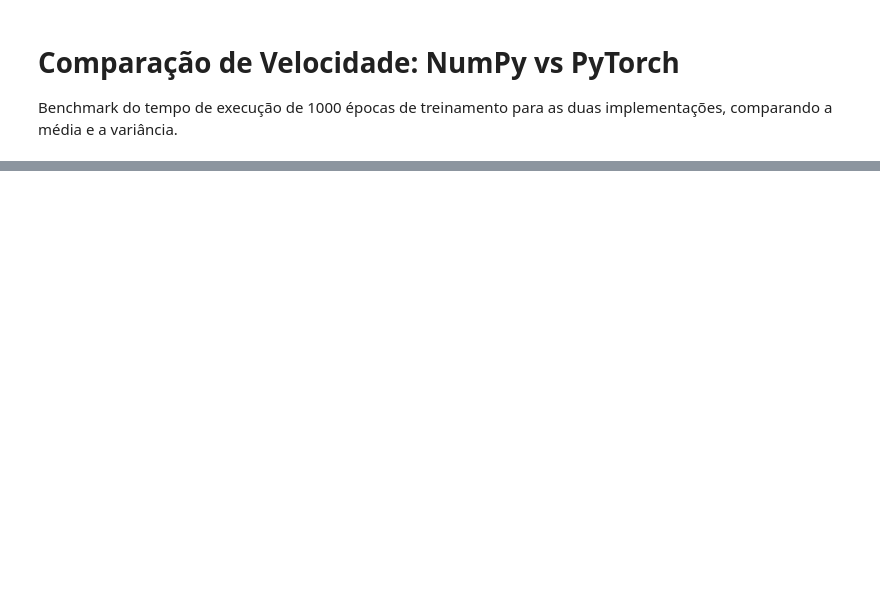
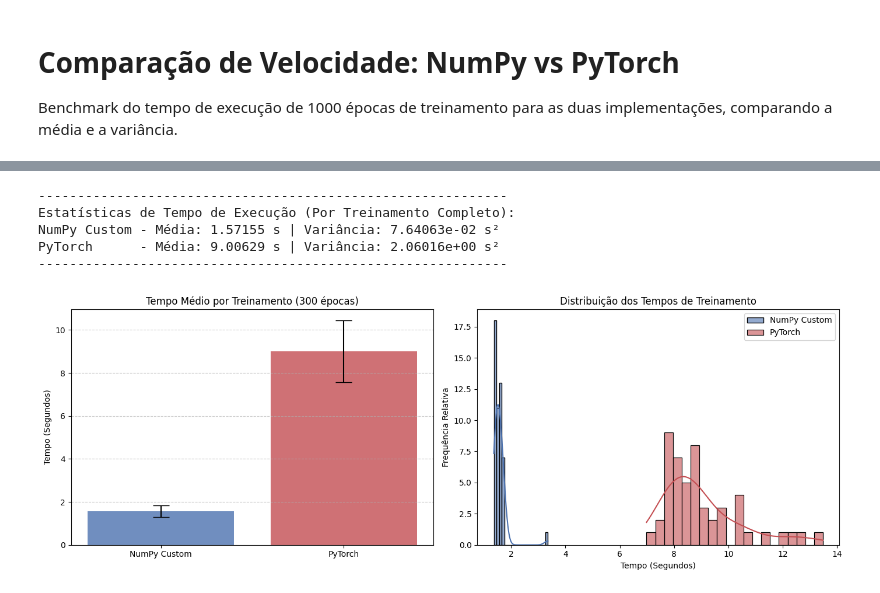
Before and after one commit to sll-bruno/breast-cancer-classification, a Jupyter notebook: numpy_pytorch_comp.ipynb, the cells around one changed output, grey strips where cells are left out. Cells and saved outputs as stored; diff of their text form; code cells hidden in the pictures; blank space fills up the shorter version.

```diff
--- a/numpy_pytorch_comp.ipynb
+++ b/numpy_pytorch_comp.ipynb
@@ -73,5 +73,8 @@ n_features = X_train.shape[1]
 lr = 0.001
 initialization_method = "xavier"
 batch_size = 16
-iterations = 1000
+
+# Configurações do Treinamento e Benchmark
+num_epochs = 300
+n_runs = 50
 # %%
@@ -121,34 +146,41 @@ print("Benchmark concluído!")
 # %%
 # Geração de Estatísticas
 mean_np, var_np = np.mean(times_np), np.var(times_np)
 mean_pt, var_pt = np.mean(times_pt), np.var(times_pt)
 
 print("-" * 60)
-print("Estatísticas de Tempo de Execução (Por Época de Treino):")
+print("Estatísticas de Tempo de Execução (Por Treinamento Completo):")
 print(f"NumPy Custom - Média: {mean_np:.5f} s | Variância: {var_np:.5e} s²")
 print(f"PyTorch      - Média: {mean_pt:.5f} s | Variância: {var_pt:.5e} s²")
 print("-" * 60)
 
 # Visualização de Resultados
 fig, axes = plt.subplots(1, 2, figsize=(14, 5))
 
-# Gráfico 1: Tempo Médio de Execução da Época + Desvio Padrão
+# Gráfico 1: Tempo Médio de Execução do Treinamento + Desvio Padrão
 models = ['NumPy Custom', 'PyTorch']
 means = [mean_np, mean_pt]
 stds = [np.sqrt(var_np), np.sqrt(var_pt)]
 
 axes[0].bar(models, means, yerr=stds, capsize=10, color=['#4C72B0', '#C44E52'], alpha=0.8)
-axes[0].set_title('Tempo Médio por Época de Treino')
+axes[0].set_title('Tempo Médio por Treinamento (300 épocas)')
 axes[0].set_ylabel('Tempo (Segundos)')
 axes[0].grid(axis='y', linestyle='--', alpha=0.7)
 
 # Gráfico 2: Distribuição dos Tempos Recoletados
-sns.histplot(times_np, bins=40, label='NumPy Custom', color='#4C72B0', alpha=0.6, kde=True, ax=axes[1])
-sns.histplot(times_pt, bins=40, label='PyTorch', color='#C44E52', alpha=0.6, kde=True, ax=axes[1])
-axes[1].set_title('Distribuição dos Tempos de Execução')
+sns.histplot(times_np, bins=20, label='NumPy Custom', color='#4C72B0', alpha=0.6, kde=True, ax=axes[1])
+sns.histplot(times_pt, bins=20, label='PyTorch', color='#C44E52', alpha=0.6, kde=True, ax=axes[1])
+axes[1].set_title('Distribuição dos Tempos de Treinamento')
 axes[1].set_xlabel('Tempo (Segundos)')
 axes[1].set_ylabel('Frequência Relativa')
 axes[1].legend()
 
 plt.tight_layout()
 plt.show()
+# %% [output]
+------------------------------------------------------------
+Estatísticas de Tempo de Execução (Por Treinamento Completo):
+NumPy Custom - Média: 1.57155 s | Variância: 7.64063e-02 s²
+PyTorch      - Média: 9.00629 s | Variância: 2.06016e+00 s²
+------------------------------------------------------------
+[figure, added]
```
Also changed, not shown: parts of 1 cell of this notebook.
